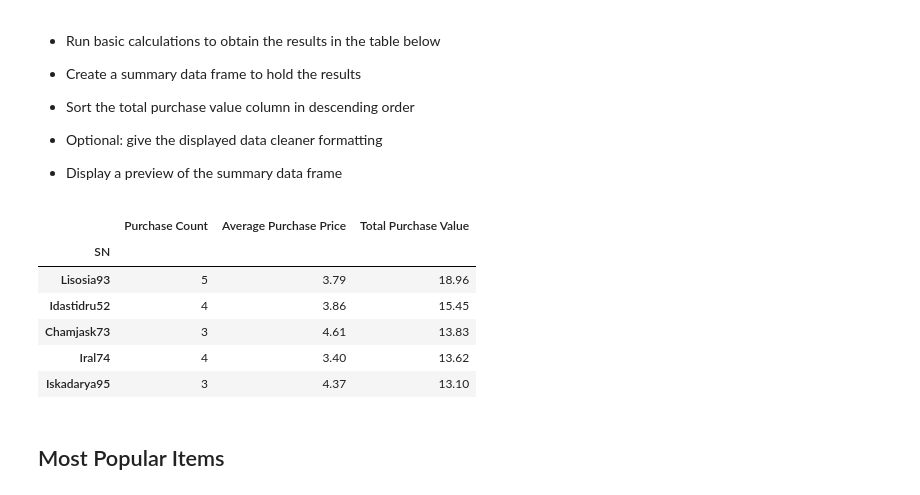
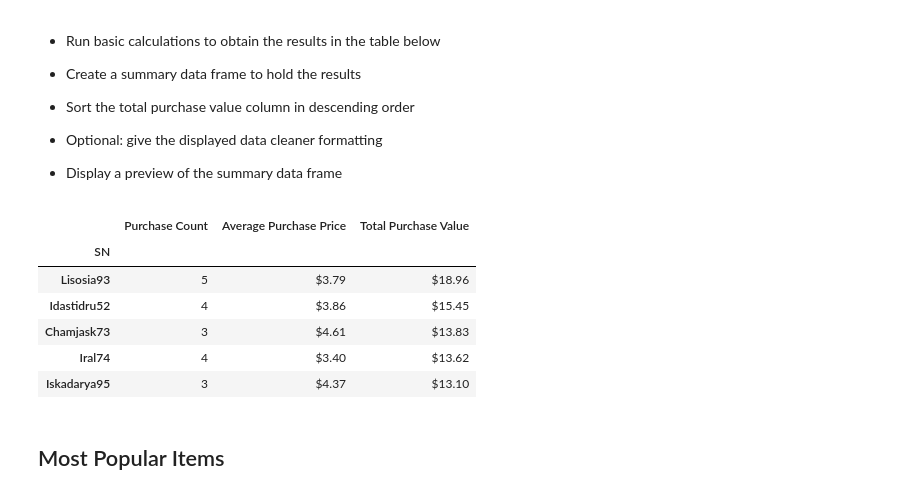
Before and after one commit to debrawu/pandas-challenge, a Jupyter notebook: HeroesOfPymoli/HeroesOfPymoli_starter.ipynb, the cells around one changed output. Saved outputs shown, nothing was run; the diff lists cells and outputs as text; code cells hidden in the pictures.

Commit message:
got the cods to work with the columns properly labeled, reformatted the tables so that they would display properly with the formatting instead of the the data reformatting itself

```diff
--- a/HeroesOfPymoli/HeroesOfPymoli_starter.ipynb
+++ b/HeroesOfPymoli/HeroesOfPymoli_starter.ipynb
@@ -327,34 +338,36 @@ purchasing_analysis_age
 # %%
 #calculate purchase count by using groupby
 sn_group = purchase_data.groupby(['SN']).count()['Price'].rename('Purchase Count')
 
 #calculate average purchase price
 average_group = (purchase_data.groupby(['SN']).mean()['Price'].rename('Average Purchase Price')).round(2)
 
 #total purchase value
 total_group = purchase_data.groupby(['SN']).sum()['Price'].rename('Total Purchase Value')
 
 top_spenders = pd.DataFrame({'Purchase Count': sn_group,
                            'Average Purchase Price': average_group,
                            'Total Purchase Value': total_group})
 
 top_spenders
 
-top_spenders.sort_values('Total Purchase Value', ascending=False).head(5)
+top_spenders_sorted = top_spenders.sort_values('Total Purchase Value', ascending=False).head(5)
 
-# top_spenders['Average Purchase Price'] = top_spenders['Average Purchase Price'].map("${:.2f}".format)
+top_spenders_sorted
 
-# top_spenders['Total Purchase Value'] = top_spenders['Total Purchase Value'].map("${:.2f}".format)
+top_spenders_sorted['Average Purchase Price'] = top_spenders_sorted['Average Purchase Price'].map("${:.2f}".format)
 
-# top_spenders.sort_values('Total Purchase Value', ascending=False).head(5)
+top_spenders_sorted['Total Purchase Value'] = top_spenders_sorted['Total Purchase Value'].map("${:.2f}".format)
+
+top_spenders_sorted
 # %% [output]
 |  | Purchase Count | Average Purchase Price | Total Purchase Value |
 | SN |  |  |  |
-| Lisosia93 | 5 | 3.79 | 18.96 |
-| Idastidru52 | 4 | 3.86 | 15.45 |
-| Chamjask73 | 3 | 4.61 | 13.83 |
-| Iral74 | 4 | 3.40 | 13.62 |
-| Iskadarya95 | 3 | 4.37 | 13.10 |
+| Lisosia93 | 5 | $3.79 | $18.96 |
+| Idastidru52 | 4 | $3.86 | $15.45 |
+| Chamjask73 | 3 | $4.61 | $13.83 |
+| Iral74 | 4 | $3.40 | $13.62 |
+| Iskadarya95 | 3 | $4.37 | $13.10 |
 # %% [markdown]
 ## Most Popular Items
 # %% [markdown]
```
Also changed, not shown: parts of 3 cells of this notebook.
